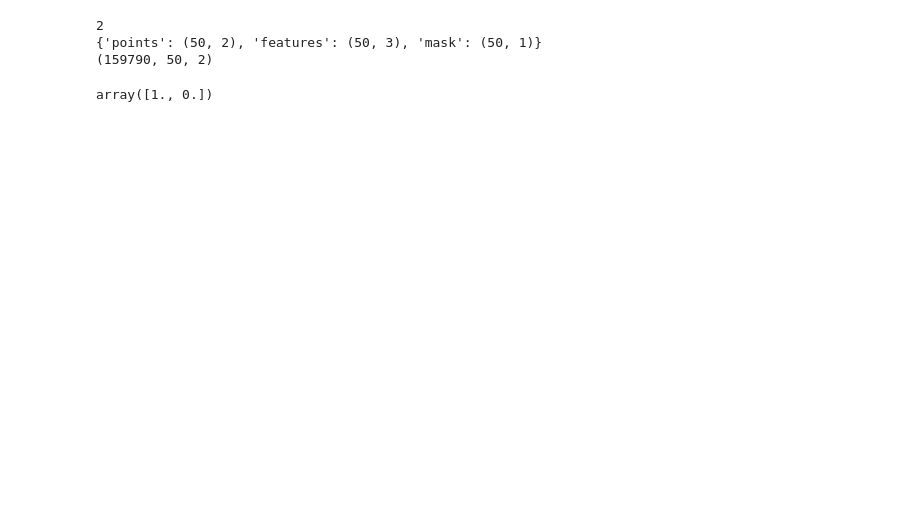
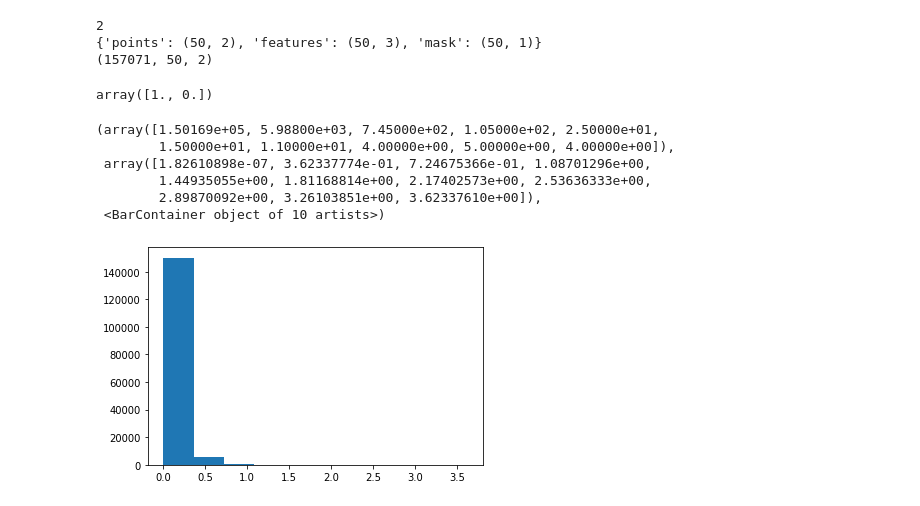
Before and after one commit to jstrube/ParticleNet, a Jupyter notebook: tf-keras/keras_train_ILC.ipynb, the cells around one changed output. Drawn from its saved outputs; the diff is of its cells as text; code cells hidden in the pictures; blank space fills up the shorter version.

Commit message:
training on MC

```diff
--- a/tf-keras/keras_train_ILC.ipynb
+++ b/tf-keras/keras_train_ILC.ipynb
@@ -20,13 +20,18 @@ def pad_array(a, maxlen, value=0., dtype='float32'):
     return x
 # %%
 def preProcessData(data):
+    # remove low-momentum jets
+    good = data[data.p > 25]
     for particle_idx in range(50):
-        colname = "p" + str(particle_idx+1)+"eta"
-        data[colname] -= data.eta # change to deltaEta (rel to jet axis)
-        colname = "p" + str(particle_idx+1)+"phi"
-        data[colname] -= data.phi # change to deltaPhi (rel to jet axis)
-        colname = "p" + str(particle_idx+1)+"p"
-        data[colname] /= data.p # change to Pfrac (rel to jet p)
+        # change to deltaEta (rel to jet axis)
+        good.loc[:, "p" + str(particle_idx+1)+"eta"] = np.abs(good.eta - good["p" + str(particle_idx+1)+"eta"])
+        # change to deltaPhi (rel to jet axis)
+        good.loc[:, "p" + str(particle_idx+1)+"phi"] -= good.phi
+        good.loc[good["p" + str(particle_idx+1)+"phi"] <= -np.pi, "p" + str(particle_idx+1)+"phi"] += 2*np.pi
+        good.loc[np.pi <= good["p" + str(particle_idx+1)+"phi"], "p" + str(particle_idx+1)+"phi"] -= 2*np.pi
+        # change to Pfrac (rel to jet p)
+        good.loc[:, "p" + str(particle_idx+1)+"p"] /= good.p
+    return good
 # %%
 from sklearn.preprocessing import LabelEncoder
 from sklearn.preprocessing import OneHotEncoder
@@ -50,9 +55,9 @@ class Dataset(object):
         logging.info('Start loading file %s' % self.filepath)
         data = pd.read_csv(self.filepath)
         # let's start with only "bb" and "uu"
-        data = data[(data.sampleType == "bb") | (data.sampleType == "uu")]
+        data = data[data.sampleType.isin(["bb", "uu"])]
         # change jet values to relative ones
-        preProcessData(data)
+        data = preProcessData(data)
         # we need to one-hot encode the labels
         label_encoder = LabelEncoder()
         integer_encoded = label_encoder.fit_transform(data[self.label].to_numpy())
@@ -106,6 +111,6 @@ class Dataset(object):
             self._values[k] = self._values[k][shuffle_indices]
         self._label = self._label[shuffle_indices]
 # %%
-train_dataset = Dataset('../data/ILD_ParticleNet_tagging_train.csv', label="sampleType", data_format='channel_last')
-val_dataset = Dataset('../data/ILD_ParticleNet_tagging_val.csv', label="sampleType", data_format='channel_last')
+train_dataset = Dataset('../data/ILD_ParticleNet_MC_tagging_train.csv', label="sampleType", data_format='channel_last')
+val_dataset = Dataset('../data/ILD_ParticleNet_MC_tagging_val.csv', label="sampleType", data_format='channel_last')
 # %% [output]
@@ -125,11 +138,21 @@ print(train_dataset["points"].shape)
 # %% [output]
 2
 {'points': (50, 2), 'features': (50, 3), 'mask': (50, 1)}
-(159790, 50, 2)
+(157071, 50, 2)
 # %%
 train_dataset.y[0]
 # %% [output]
 array([1., 0.])
+# %%
+plt.hist(train_dataset["points"][:, 2, 0])
+# %% [output]
+(array([1.50169e+05, 5.98800e+03, 7.45000e+02, 1.05000e+02, 2.50000e+01,
+        1.50000e+01, 1.10000e+01, 4.00000e+00, 5.00000e+00, 4.00000e+00]),
+ array([1.82610898e-07, 3.62337774e-01, 7.24675366e-01, 1.08701296e+00,
+        1.44935055e+00, 1.81168814e+00, 2.17402573e+00, 2.53636333e+00,
+        2.89870092e+00, 3.26103851e+00, 3.62337610e+00]),
+ <BarContainer object of 10 artists>)
+[figure, added]
 # %%
 import tensorflow as tf
 from tensorflow import keras
```
Also changed, not shown: parts of 7 cells of this notebook, 1 other file.
